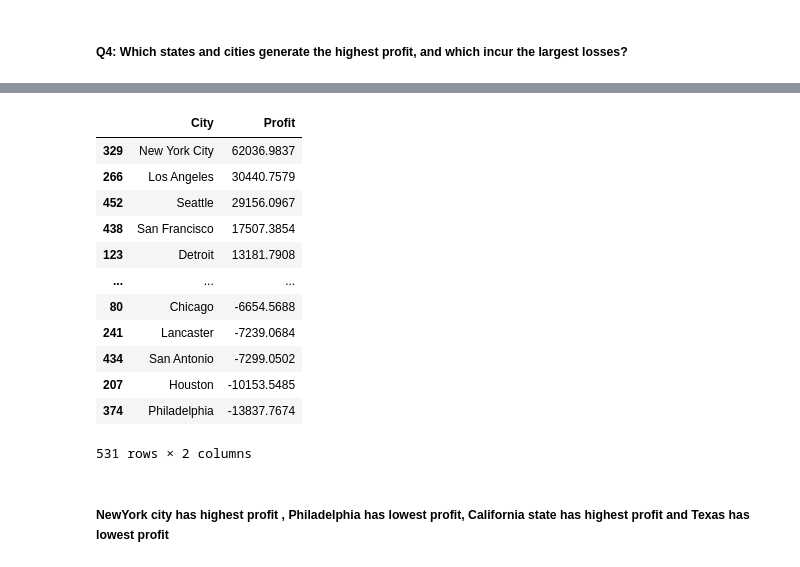
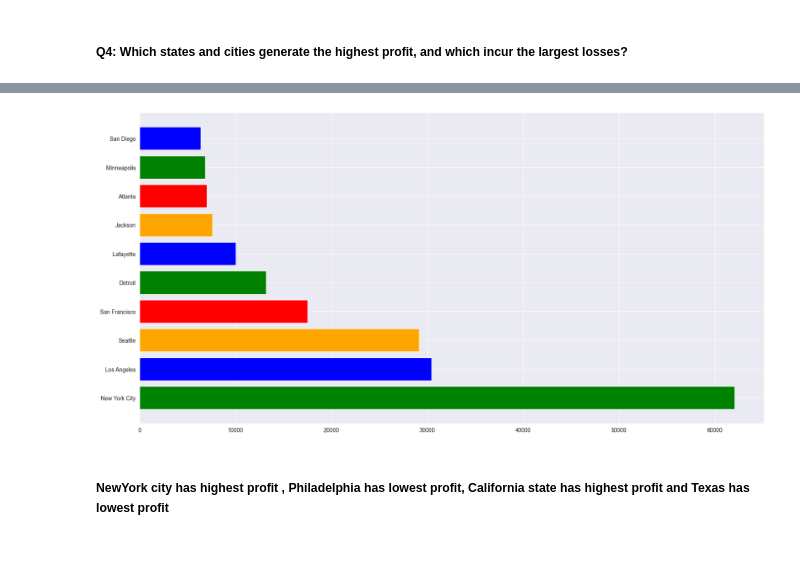
Before and after one commit to salma20005/SuperStore, a Jupyter notebook: SuperStore.ipynb, the cells around one changed output, grey strips where cells are left out. Drawn from its saved outputs; the diff is of its cells as text; code cells hidden in the pictures.

```diff
--- a/SuperStore.ipynb
+++ b/SuperStore.ipynb
@@ -359,19 +347,11 @@ df.groupby("State")['Profit'].sum().reset_index().sort_values("Profit", ascendin
 # %%
-df.groupby("City")['Profit'].sum().reset_index().sort_values("Profit",ascending=False)
+City_profit = df.groupby("City")['Profit'].sum().reset_index().sort_values("Profit",ascending=False).head(10)
-# %% [output]
-|  | City | Profit |
-| 329 | New York City | 62036.9837 |
-| 266 | Los Angeles | 30440.7579 |
-| 452 | Seattle | 29156.0967 |
-| 438 | San Francisco | 17507.3854 |
-| 123 | Detroit | 13181.7908 |
-| ... | ... | ... |
-| 80 | Chicago | -6654.5688 |
-| 241 | Lancaster | -7239.0684 |
-| 434 | San Antonio | -7299.0502 |
-| 207 | Houston | -10153.5485 |
-| 374 | Philadelphia | -13837.7674 |
-531 rows × 2 columns
+# %%
+plt.figure(figsize = (20,10))
+plt.barh(City_profit['City'],City_profit["Profit"],color=["green","blue","orange","red"])
+plt.show()
+# %% [output]
+[figure, added]
 # %% [markdown]
 ##### NewYork city has highest profit , Philadelphia has lowest profit, California state has highest profit and Texas has lowest profit
 # %% [markdown]
```
Also changed, not shown: parts of 11 cells of this notebook.
